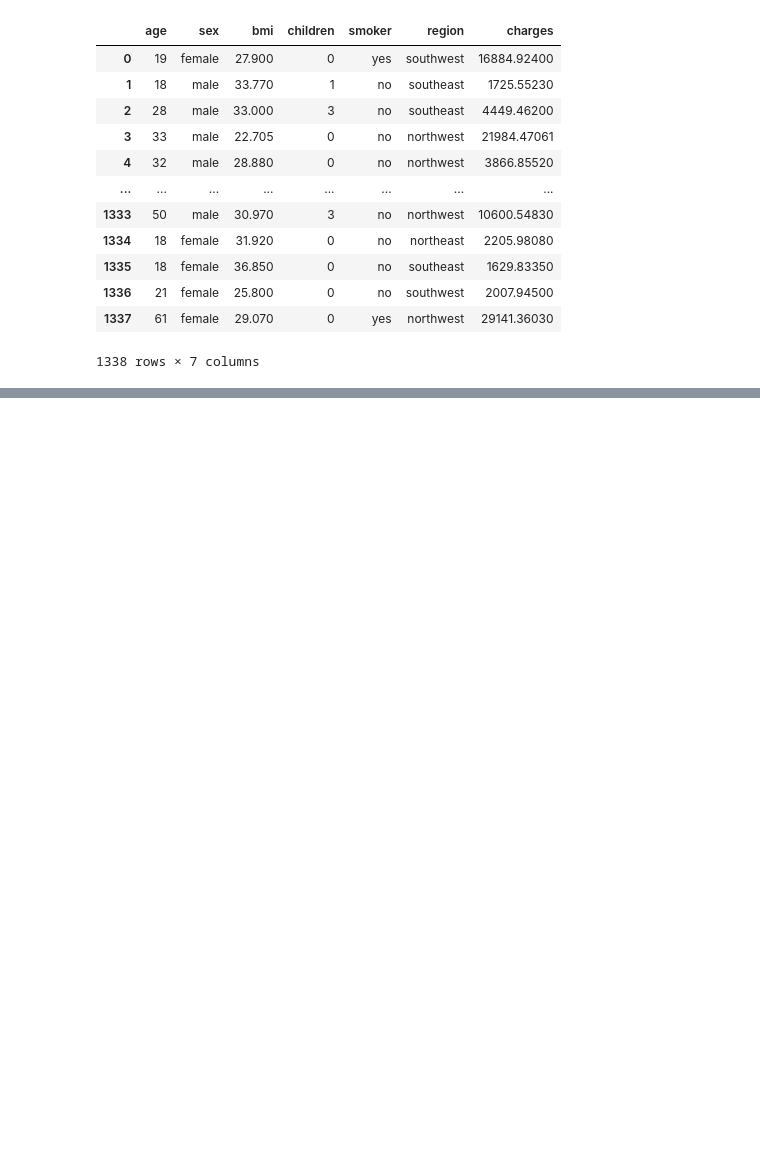
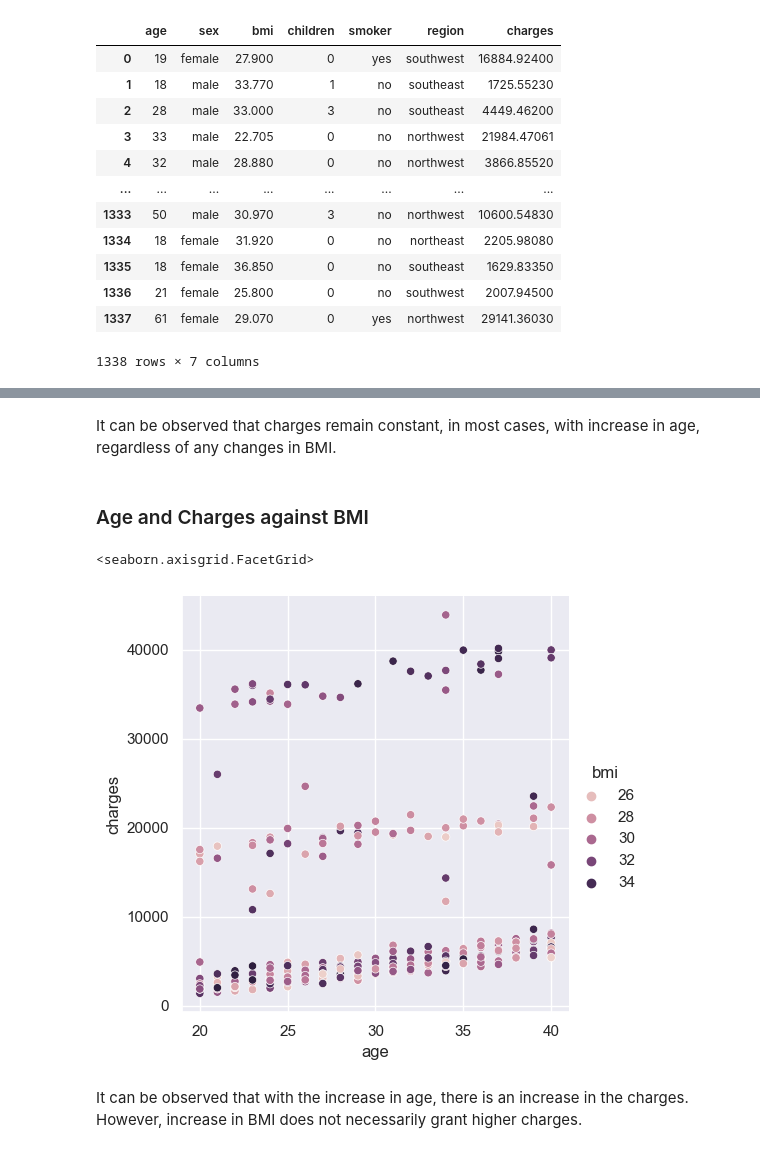
Before and after one commit to ubco-W2022T1-cosc301/project-group21, a Jupyter notebook: notebooks/analysis2a.ipynb, the cells around one changed output, grey strips where cells are left out. Drawn from its saved outputs; the diff is of its cells as text; code cells hidden in the pictures; blank space fills up the shorter version.

```diff
--- a/notebooks/analysis2a.ipynb
+++ b/notebooks/analysis2a.ipynb
@@ -20,0 +135,11 @@ display(df1)
+# %% [markdown]
+It can be observed that charges remain constant, in most cases, with increase in age, regardless of any changes in BMI.
+# %% [markdown]
+### Age and Charges against BMI
+# %%
+sns.relplot(data=df_cleaned,x='age',y='charges',hue='bmi')
+# %% [output]
+<seaborn.axisgrid.FacetGrid>
+[figure, added]
+# %% [markdown]
+It can be observed that with the increase in age, there is an increase in the charges. However, increase in BMI does not necessarily grant higher charges.
```
Also changed, not shown: parts of 22 cells of this notebook, 2 other files.
